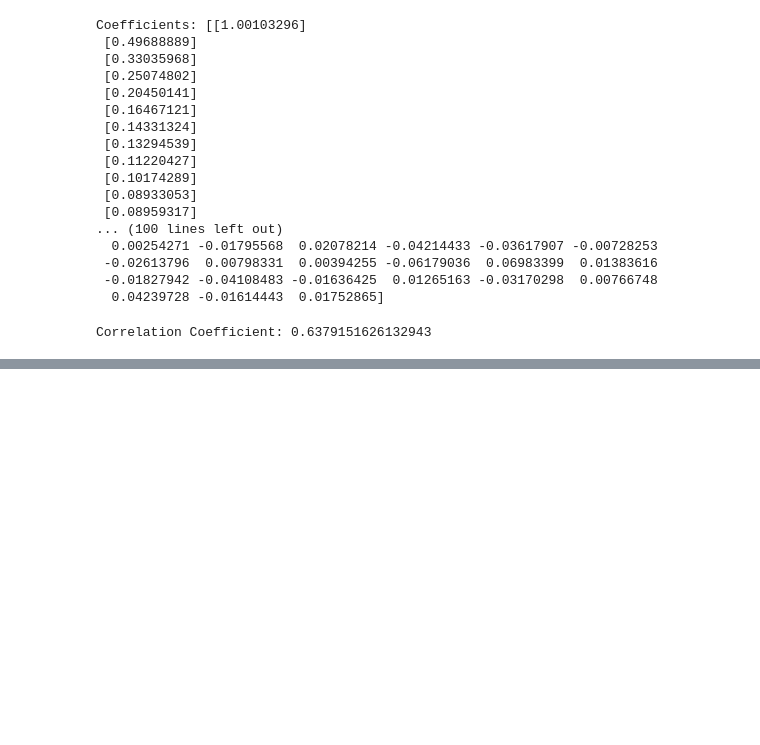
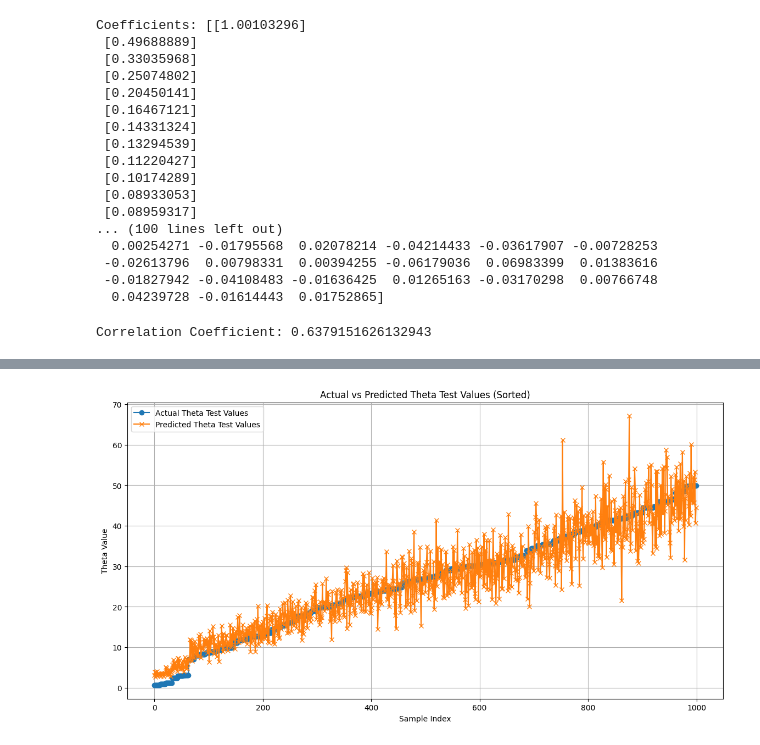
Before and after one commit to Daniel-Xkan/cse280aProject, a Jupyter notebook: train_snp.ipynb, the cells around one changed output, grey strips where cells are left out. Cells and saved outputs as stored; diff of their text form; code cells hidden in the pictures; blank space fills up the shorter version.

```diff
--- a/train_snp.ipynb
+++ b/train_snp.ipynb
@@ -137,0 +155,17 @@ plt.show()
+# %%
+# Sort the actual theta values and corresponding predicted values
+sorted_indices = np.argsort(theta_test_no_growth)
+sorted_theta_test_no_growth = theta_test_no_growth[sorted_indices]
+sorted_theta_test_no_growth_pred = theta_test_no_growth_pred[sorted_indices]
+
+plt.figure(figsize=(14, 7))
+plt.plot(sorted_theta_test_no_growth, label='Actual Theta Test Values', marker='o')
+plt.plot(sorted_theta_test_no_growth_pred, label='Predicted Theta Test Values', marker='x')
+plt.title('Actual vs Predicted Theta Test Values (Sorted)')
+plt.xlabel('Sample Index')
+plt.ylabel('Theta Value')
+plt.legend()
+plt.grid(True)
+plt.show()
+# %% [output]
+[figure, added]
```
Also changed, not shown: parts of 17 cells of this notebook, 14 other files.
